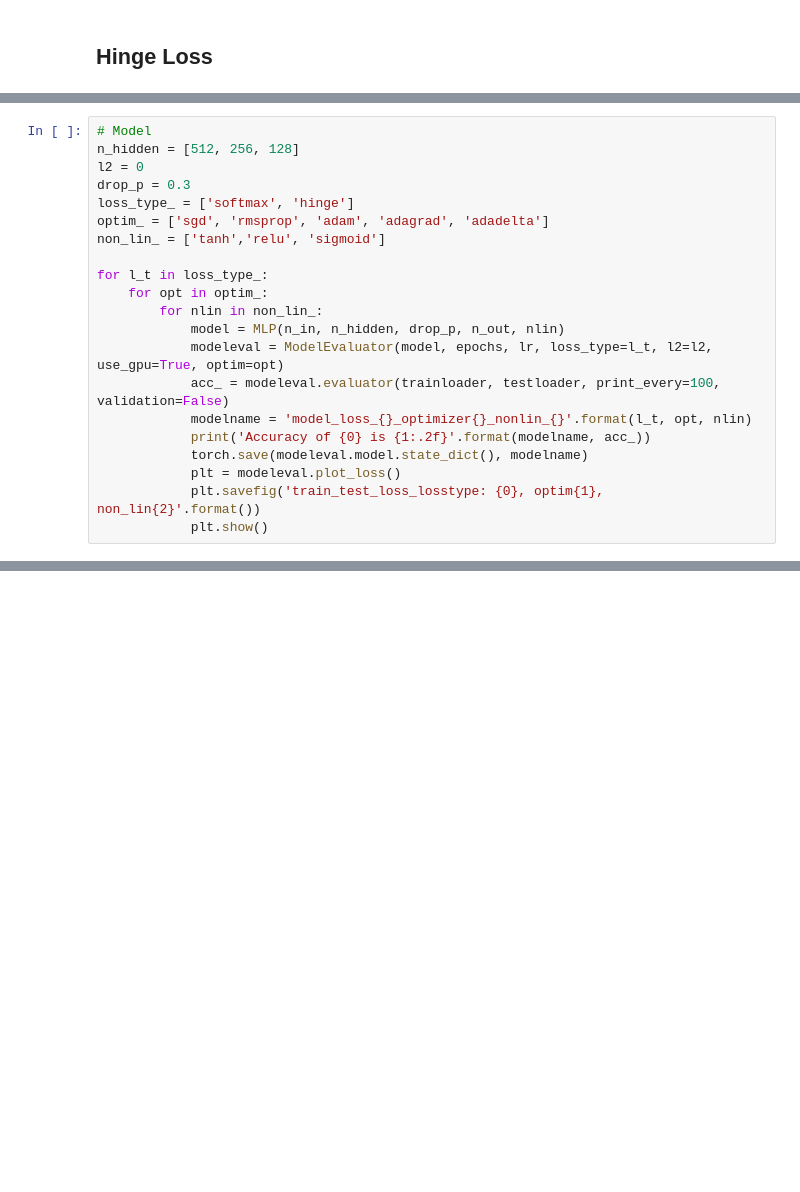
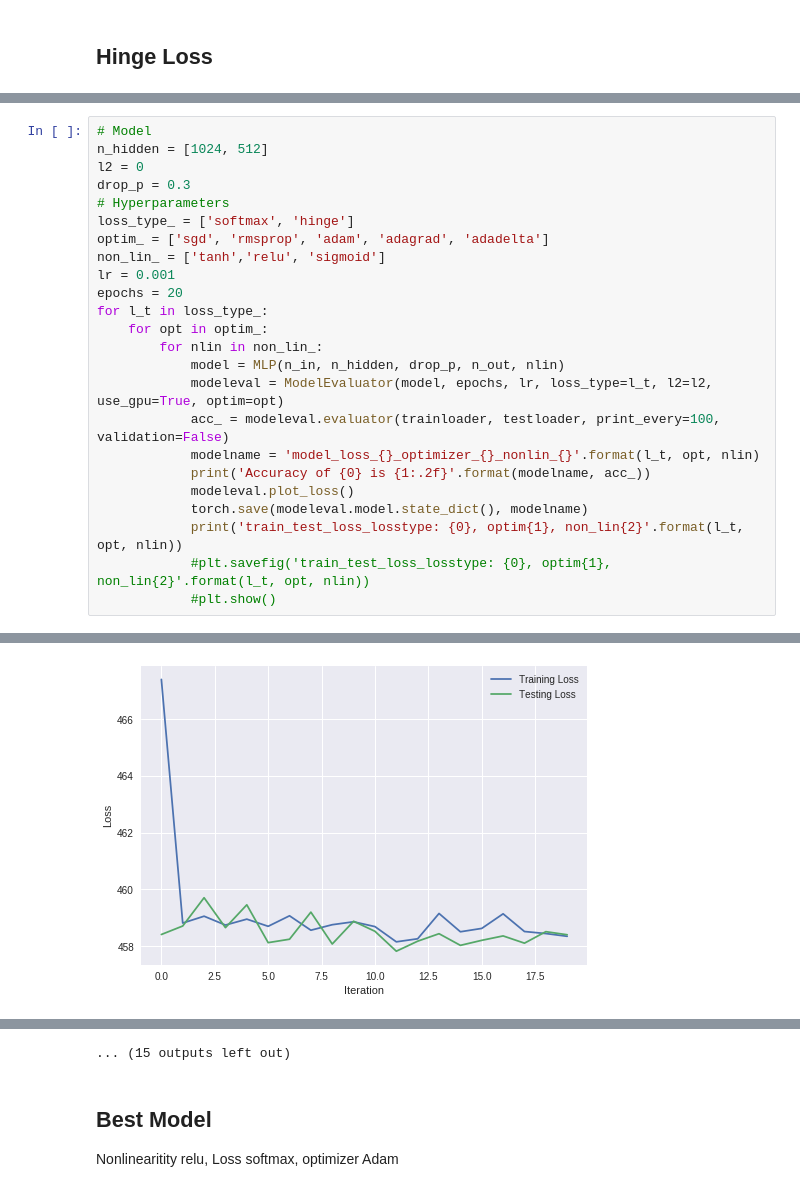
Before and after one commit to MdAsifKhan/cudavision, a Jupyter notebook: Session3/assignment3.ipynb, the cells around one changed output, grey strips where cells are left out. Saved outputs shown, nothing was run; the diff lists cells and outputs as text; blank space fills up the shorter version.

```diff
--- a/Session3/assignment3.ipynb
+++ b/Session3/assignment3.ipynb
@@ -336,22 +399,25 @@ modeleval.plot_loss()
 # %%
 # Model
-n_hidden = [512, 256, 128]
+n_hidden = [1024, 512]
 l2 = 0
 drop_p = 0.3
+# Hyperparameters
 loss_type_ = ['softmax', 'hinge']
 optim_ = ['sgd', 'rmsprop', 'adam', 'adagrad', 'adadelta']
 non_lin_ = ['tanh','relu', 'sigmoid']
-
+lr = 0.001
+epochs = 20
 for l_t in loss_type_:
     for opt in optim_:
         for nlin in non_lin_:
             model = MLP(n_in, n_hidden, drop_p, n_out, nlin)
             modeleval = ModelEvaluator(model, epochs, lr, loss_type=l_t, l2=l2, use_gpu=True, optim=opt)
             acc_ = modeleval.evaluator(trainloader, testloader, print_every=100, validation=False)
-            modelname = 'model_loss_{}_optimizer{}_nonlin_{}'.format(l_t, opt, nlin)
+            modelname = 'model_loss_{}_optimizer_{}_nonlin_{}'.format(l_t, opt, nlin)
             print('Accuracy of {0} is {1:.2f}'.format(modelname, acc_))
+            modeleval.plot_loss()
             torch.save(modeleval.model.state_dict(), modelname)
-            plt = modeleval.plot_loss()
-            plt.savefig('train_test_loss_losstype: {0}, optim{1}, non_lin{2}'.format())
-            plt.show()
+            print('train_test_loss_losstype: {0}, optim{1}, non_lin{2}'.format(l_t, opt, nlin))
+            #plt.savefig('train_test_loss_losstype: {0}, optim{1}, non_lin{2}'.format(l_t, opt, nlin))
+            #plt.show()
 # %% [output]
@@ -374,0 +441 @@ Train Epoch: 5 [10000/50000 (20%)]       Loss 351.430634
+[figure, added]
@@ -374,0 +532,5 @@ Train Epoch: 5 [10000/50000 (20%)]       Loss 351.430634
+... (15 outputs left out)
+# %% [markdown]
+## Best Model
+
+Nonlinearitity relu, Loss softmax, optimizer Adam
```
Also changed, not shown: parts of 14 cells of this notebook.
